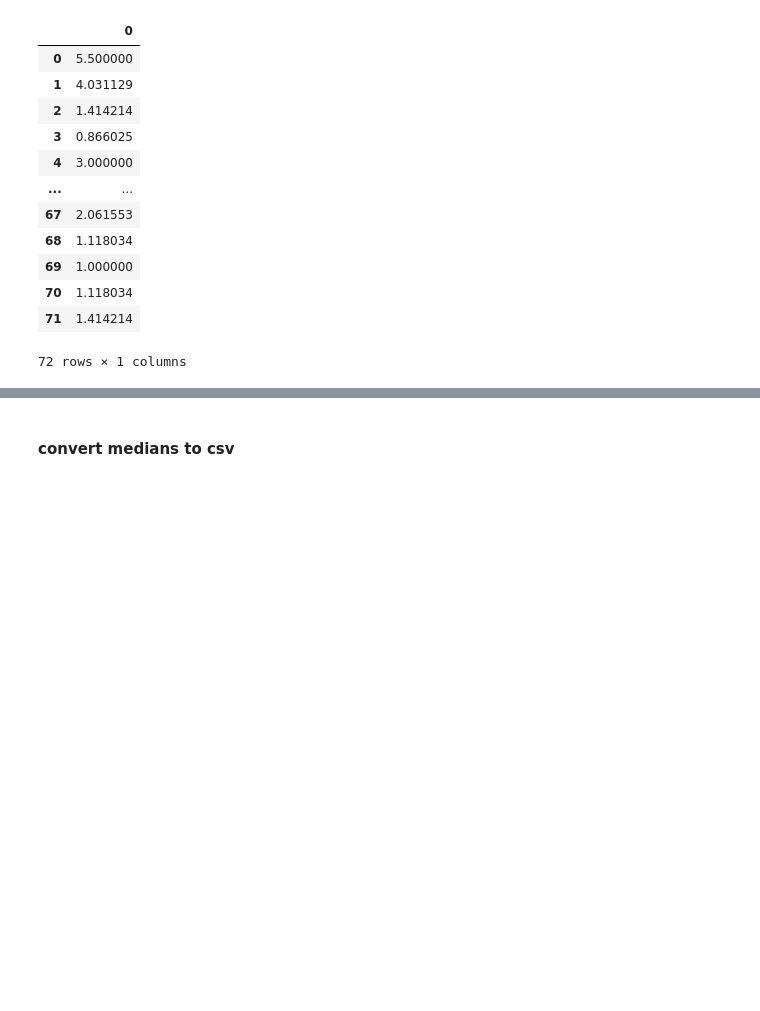
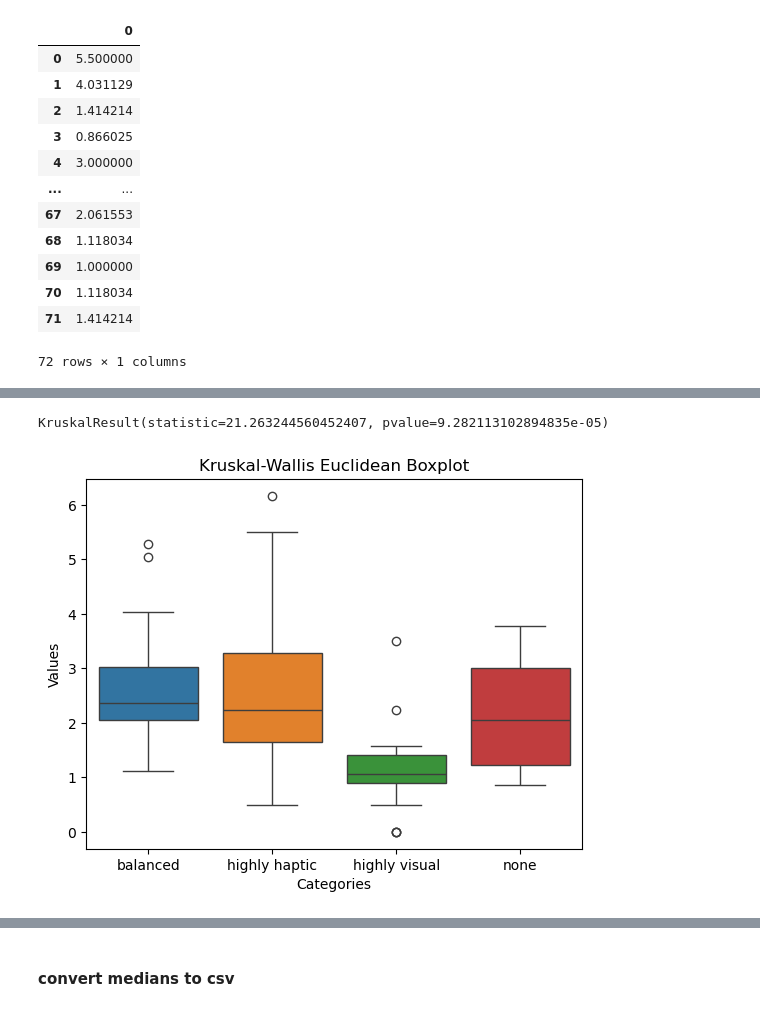
Before and after one commit to soniasola00/SpanLancasterNorm, a Jupyter notebook: Sonia3.ipynb, the cells around one changed output, grey strips where cells are left out. Cells and saved outputs as stored; diff of their text form; code cells hidden in the pictures; blank space fills up the shorter version.

```diff
--- a/Sonia3.ipynb
+++ b/Sonia3.ipynb
@@ -1108,0 +1109,3 @@ autoidentity_euc
+# %%
+Kruskal_euc = pd.read_csv("kruskal_test_euc.csv")
+Kruskal_euc
@@ -1108,0 +1126,20 @@ autoidentity_euc
+# %%
+stats.kruskal(Kruskal_euc['balanced'],Kruskal_euc['highly haptic'], Kruskal_euc['highly visual'], Kruskal_euc['none'], nan_policy='omit')
+# %% [output]
+KruskalResult(statistic=21.263244560452407, pvalue=9.282113102894835e-05)
+# %%
+# Create a list of columns to be plotted
+krusk_euc_cols = ['balanced', 'highly haptic', 'highly visual', 'none']
+
+# Create a boxplot using Seaborn
+sns.boxplot(data=Kruskal_euc[krusk_euc_cols])
+
+# Set the title and labels
+plt.title('Kruskal-Wallis Euclidean Boxplot')
+plt.xlabel('Categories')
+plt.ylabel('Values')
+
+# Show the plot
+plt.show()
+# %% [output]
+[figure, added]
```
Also changed, not shown: parts of 34 cells of this notebook.
